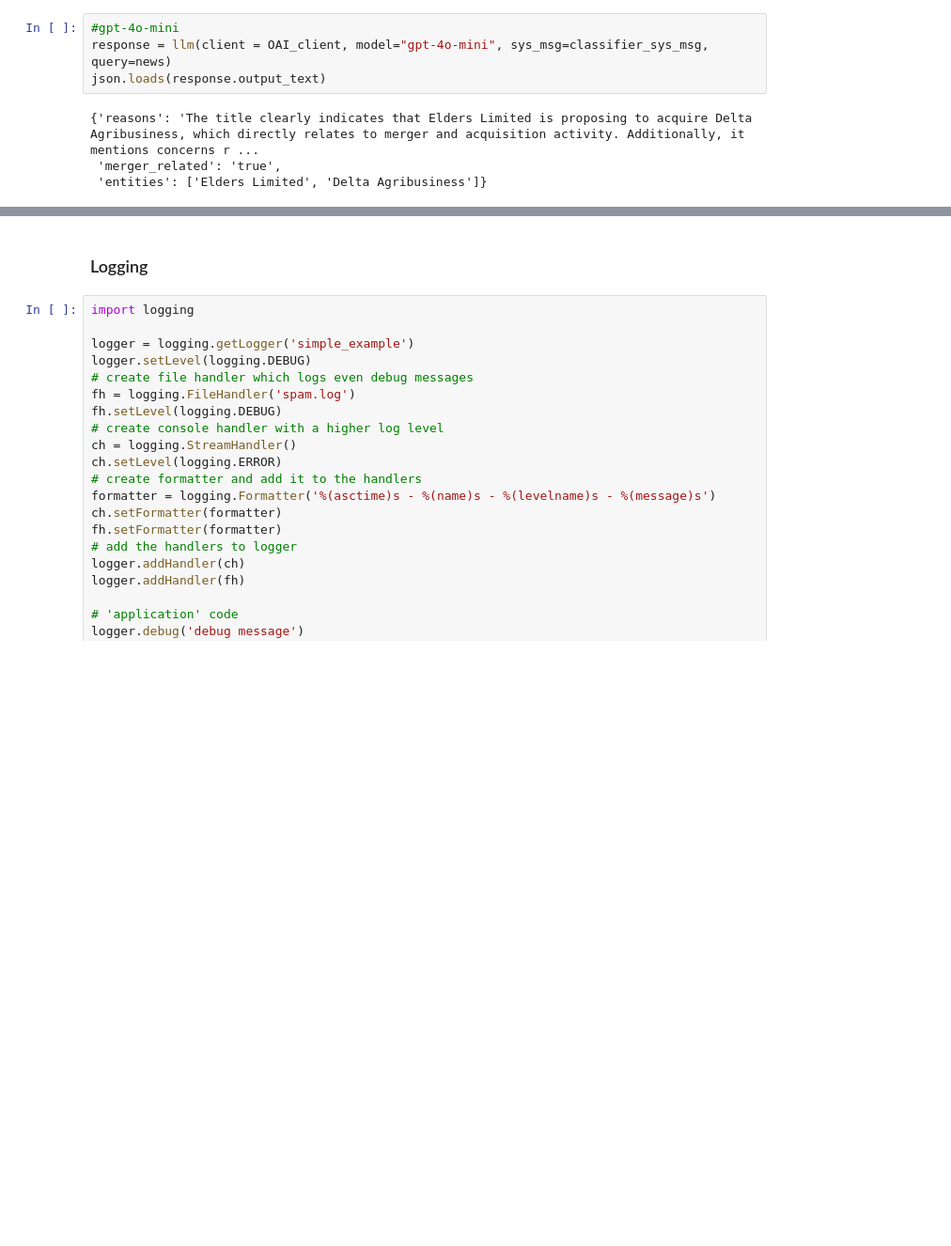
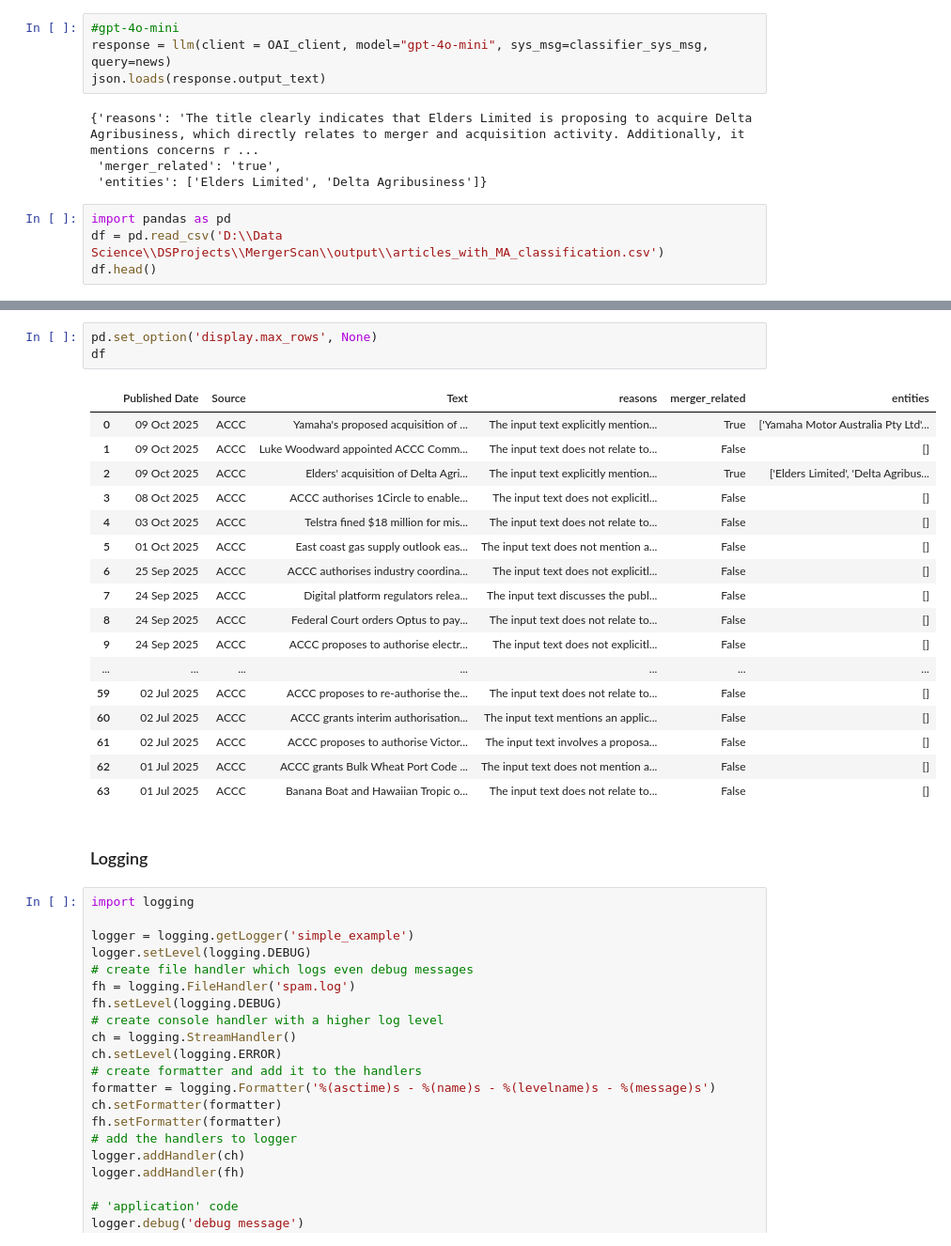
Before and after one commit to chuash/MergerScan, a Jupyter notebook: Draft.ipynb, the cells around one changed output, grey strips where cells are left out. Shown at 94% size. Saved outputs shown, nothing was run; the diff lists cells and outputs as text; blank space fills up the shorter version.

```diff
--- a/Draft.ipynb
+++ b/Draft.ipynb
@@ -1040,3 +1026,7 @@ json.loads(response.output_text)
 {'reasons': 'The title clearly indicates that Elders Limited is proposing to acquire Delta Agribusiness, which directly relates to merger and acquisition activity. Additionally, it mentions concerns r ...
  'merger_related': 'true',
  'entities': ['Elders Limited', 'Delta Agribusiness']}
+# %%
+import pandas as pd
+df = pd.read_csv('D:\\Data Science\\DSProjects\\MergerScan\\output\\articles_with_MA_classification.csv')
+df.head()
@@ -1043,3 +1052,24 @@ json.loads(response.output_text)
+# %%
+pd.set_option('display.max_rows', None)
+df
+# %% [output]
+|  | Published Date | Source | Text | reasons | merger_related | entities |
+| 0 | 09 Oct 2025 | ACCC | Yamaha's proposed acquisition of ... | The input text explicitly mention... | True | ['Yamaha Motor Australia Pty Ltd'... |
+| 1 | 09 Oct 2025 | ACCC | Luke Woodward appointed ACCC Comm... | The input text does not relate to... | False | [] |
+| 2 | 09 Oct 2025 | ACCC | Elders' acquisition of Delta Agri... | The input text explicitly mention... | True | ['Elders Limited', 'Delta Agribus... |
+| 3 | 08 Oct 2025 | ACCC | ACCC authorises 1Circle to enable... | The input text does not explicitl... | False | [] |
+| 4 | 03 Oct 2025 | ACCC | Telstra fined $18 million for mis... | The input text does not relate to... | False | [] |
+| 5 | 01 Oct 2025 | ACCC | East coast gas supply outlook eas... | The input text does not mention a... | False | [] |
+| 6 | 25 Sep 2025 | ACCC | ACCC authorises industry coordina... | The input text does not explicitl... | False | [] |
+| 7 | 24 Sep 2025 | ACCC | Digital platform regulators relea... | The input text discusses the publ... | False | [] |
+| 8 | 24 Sep 2025 | ACCC | Federal Court orders Optus to pay... | The input text does not relate to... | False | [] |
+| 9 | 24 Sep 2025 | ACCC | ACCC proposes to authorise electr... | The input text does not explicitl... | False | [] |
+| ... | ... | ... | ... | ... | ... | ... |
+| 59 | 02 Jul 2025 | ACCC | ACCC proposes to re-authorise the... | The input text does not relate to... | False | [] |
+| 60 | 02 Jul 2025 | ACCC | ACCC grants interim authorisation... | The input text mentions an applic... | False | [] |
+| 61 | 02 Jul 2025 | ACCC | ACCC proposes to authorise Victor... | The input text involves a proposa... | False | [] |
+| 62 | 01 Jul 2025 | ACCC | ACCC grants Bulk Wheat Port Code ... | The input text does not mention a... | False | [] |
+| 63 | 01 Jul 2025 | ACCC | Banana Boat and Hawaiian Tropic o... | The input text does not relate to... | False | [] |
 # %% [markdown]
 ### Logging
 # %%
```
Also changed, not shown: parts of 7 cells of this notebook, 1 other file.
